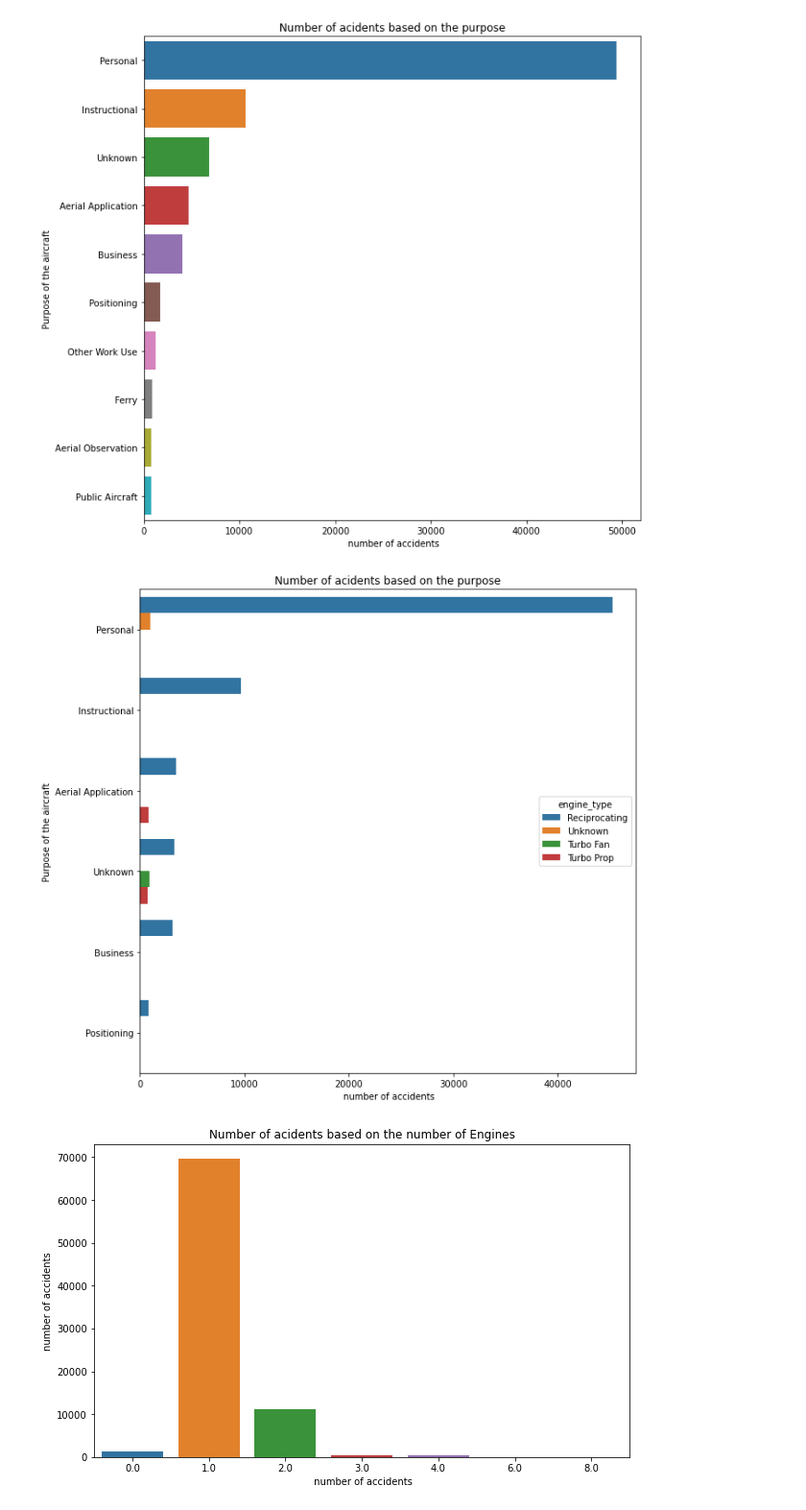
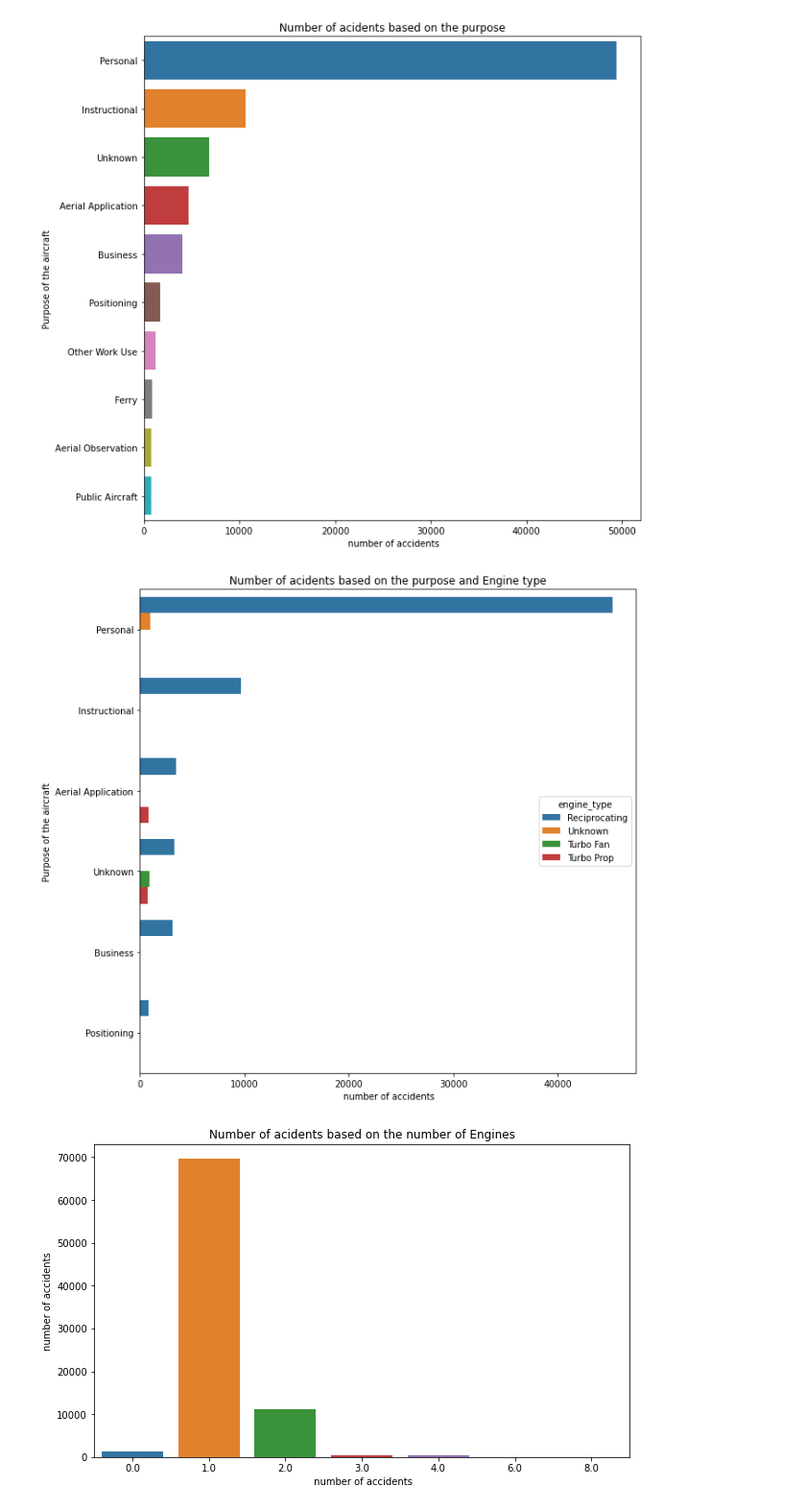
Before and after one commit to MburuMr/phase_1_project, a Jupyter notebook: student.ipynb, the cells around one changed output. Shown at 96% size. Cells and saved outputs as stored; diff of their text form; code cells hidden in the pictures.

```diff
--- a/student.ipynb
+++ b/student.ipynb
@@ -88,6 +82,9 @@ Broad.phase.of.flight     28624
 Report.Status              7840
 Publication.Date          16689
 dtype: int64
+# %%
+#Dropping duplicates
+aviation_data_df = aviation_data_df.drop_duplicates()
 # %%
 aviation_data_df.columns
 # %% [output]
@@ -167 +186,4 @@ plt.show()
+# %%
+#combine unk and UNK together
+aviation_data_df['weather_condition']=aviation_data_df['weather_condition'].replace('Unk','UNK')
 # %%
@@ -184,12 +206,12 @@ plt.show()
 # %%
 #further checking the accidents occurence with the intended purpose and Engine type of the aircraft
 
 purpose_engt=aviation_data_df.groupby(['purpose_of_flight','engine_type'])['event_id'].count().reset_index().sort_values(by='event_id', ascending=False).head(10)
 plt.figure(figsize=(10,10))
-sns.barplot(data=purpose_engt, y='purpose_of_flight', x='event_id',hue='engine_type').set(title='Number of acidents based on the purpose', ylabel='Purpose of the aircraft', xlabel=' number of accidents')
+sns.barplot(data=purpose_engt, y='purpose_of_flight', x='event_id',hue='engine_type').set(title='Number of acidents based on the purpose and Engine type', ylabel='Purpose of the aircraft', xlabel=' number of accidents')
 plt.show()
 # %% [output]
-[figure, old version]
+[figure, new version]
 # %%
 #checking influence of number of engines and the number of accidents
 
```
Also changed, not shown: parts of 6 cells of this notebook.
